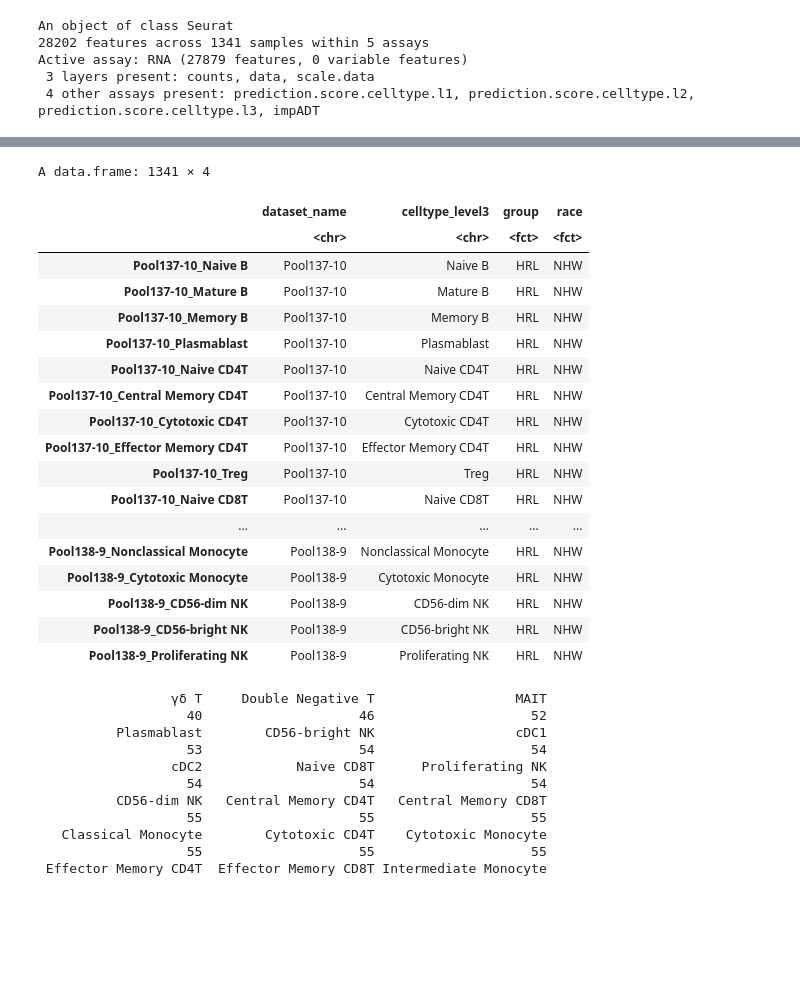
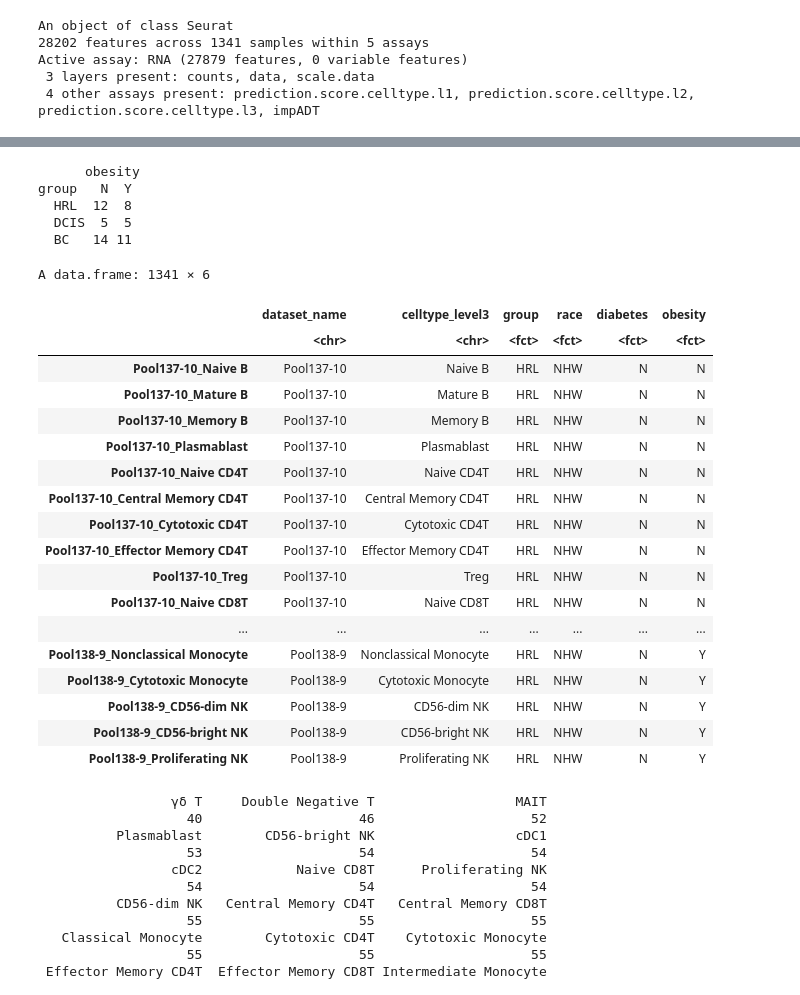
Before and after one commit to ChelseaCHENX/Immune-Weathering-scRNA-seq, a Jupyter notebook: 09.2_calc DEG with batch as covar.ipynb, the cells around one changed output, grey strips where cells are left out. Saved outputs shown, nothing was run; the diff lists cells and outputs as text; code cells hidden in the pictures; blank space fills up the shorter version.

```diff
--- a/09.2_calc DEG and gsea.ipynb
+++ b/09.2_calc DEG with batch as covar.ipynb
@@ -113,7 +118,9 @@ meta_mg <- meta_mg %>%
     race     = factor(race, levels = c('NHW','NHB')),
     group    = factor(group, levels = c('HRL','DCIS','BC')),
     diabetes = factor(diabetes, levels = c('N','Y')),
-    obesity  = factor(obesity, levels = c('N','Y'))
+    obesity  = factor(obesity, levels = c('N','Y')),
+
+      batch = factor(batch, levels = c(1,2))
   )
 
 head(meta_mg)
@@ -163,30 +170,40 @@ Miscellaneous = c("XENOBIOTIC METABOLISM", "WNT BETA CATENIN SIGNALING", "SPERMA
                  "ANGIOGENESIS")
 
 pathways_all = c(Cell_stress , Inflammation , Cell_cycle_metabolism , Cancer , Miscellaneous) # ordered
+# %%
+tmp_pt = unique(meta_mg[,c('dataset_name','group','race','diabetes','obesity')])
+
+table(tmp_pt[,c('group','obesity')])
+# %% [output]
+      obesity
+group   N  Y
+  HRL  12  8
+  DCIS  5  5
+  BC   14 11
 # %%
-tmp_sp = unique(meta_mg[,c('dataset_name','celltype_level3','group','race')])
+tmp_sp = unique(meta_mg[,c('dataset_name','celltype_level3','group','race','diabetes','obesity')])
 
 tmp_sp
 # %% [output]
-A data.frame: 1341 × 4
+A data.frame: 1341 × 6
-|  | dataset_name | celltype_level3 | group | race |
-|  | <chr> | <chr> | <fct> | <fct> |
-| Pool137-10_Naive B | Pool137-10 | Naive B | HRL | NHW |
-| Pool137-10_Mature B | Pool137-10 | Mature B | HRL | NHW |
-| Pool137-10_Memory B | Pool137-10 | Memory B | HRL | NHW |
-| Pool137-10_Plasmablast | Pool137-10 | Plasmablast | HRL | NHW |
-| Pool137-10_Naive CD4T | Pool137-10 | Naive CD4T | HRL | NHW |
-| Pool137-10_Central Memory CD4T | Pool137-10 | Central Memory CD4T | HRL | NHW |
-| Pool137-10_Cytotoxic CD4T | Pool137-10 | Cytotoxic CD4T | HRL | NHW |
-| Pool137-10_Effector Memory CD4T | Pool137-10 | Effector Memory CD4T | HRL | NHW |
-| Pool137-10_Treg | Pool137-10 | Treg | HRL | NHW |
-| Pool137-10_Naive CD8T | Pool137-10 | Naive CD8T | HRL | NHW |
-| ... | ... | ... | ... | ... |
-| Pool138-9_Nonclassical Monocyte | Pool138-9 | Nonclassical Monocyte | HRL | NHW |
-| Pool138-9_Cytotoxic Monocyte | Pool138-9 | Cytotoxic Monocyte | HRL | NHW |
-| Pool138-9_CD56-dim NK | Pool138-9 | CD56-dim NK | HRL | NHW |
-| Pool138-9_CD56-bright NK | Pool138-9 | CD56-bright NK | HRL | NHW |
-| Pool138-9_Proliferating NK | Pool138-9 | Proliferating NK | HRL | NHW |
+|  | dataset_name | celltype_level3 | group | race | diabetes | obesity |
+|  | <chr> | <chr> | <fct> | <fct> | <fct> | <fct> |
+| Pool137-10_Naive B | Pool137-10 | Naive B | HRL | NHW | N | N |
+| Pool137-10_Mature B | Pool137-10 | Mature B | HRL | NHW | N | N |
+| Pool137-10_Memory B | Pool137-10 | Memory B | HRL | NHW | N | N |
+| Pool137-10_Plasmablast | Pool137-10 | Plasmablast | HRL | NHW | N | N |
+| Pool137-10_Naive CD4T | Pool137-10 | Naive CD4T | HRL | NHW | N | N |
+| Pool137-10_Central Memory CD4T | Pool137-10 | Central Memory CD4T | HRL | NHW | N | N |
+| Pool137-10_Cytotoxic CD4T | Pool137-10 | Cytotoxic CD4T | HRL | NHW | N | N |
+| Pool137-10_Effector Memory CD4T | Pool137-10 | Effector Memory CD4T | HRL | NHW | N | N |
+| Pool137-10_Treg | Pool137-10 | Treg | HRL | NHW | N | N |
+| Pool137-10_Naive CD8T | Pool137-10 | Naive CD8T | HRL | NHW | N | N |
+| ... | ... | ... | ... | ... | ... | ... |
+| Pool138-9_Nonclassical Monocyte | Pool138-9 | Nonclassical Monocyte | HRL | NHW | N | Y |
+| Pool138-9_Cytotoxic Monocyte | Pool138-9 | Cytotoxic Monocyte | HRL | NHW | N | Y |
+| Pool138-9_CD56-dim NK | Pool138-9 | CD56-dim NK | HRL | NHW | N | Y |
+| Pool138-9_CD56-bright NK | Pool138-9 | CD56-bright NK | HRL | NHW | N | Y |
+| Pool138-9_Proliferating NK | Pool138-9 | Proliferating NK | HRL | NHW | N | Y |
 # %%
 table(tmp_sp$celltype_level3) %>% sort()
 # %% [output]
```
Also changed, not shown: parts of 8 cells of this notebook, 25 other files.
